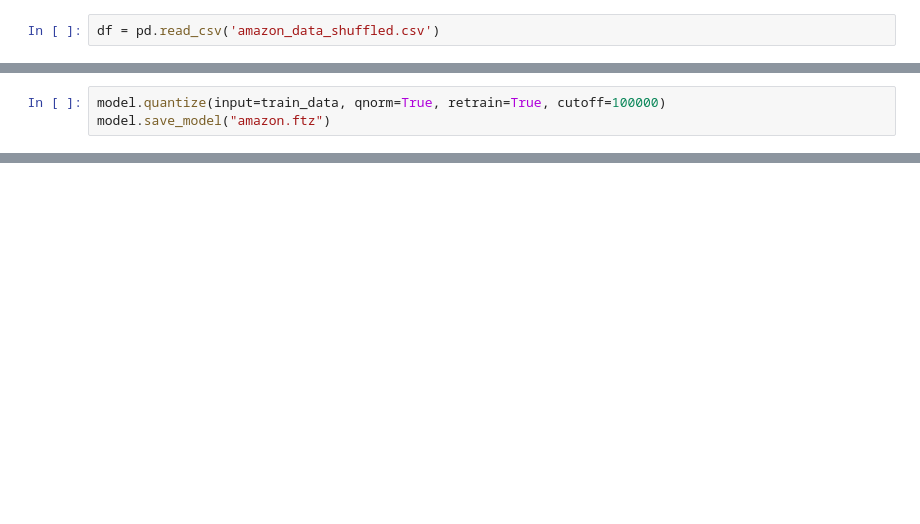
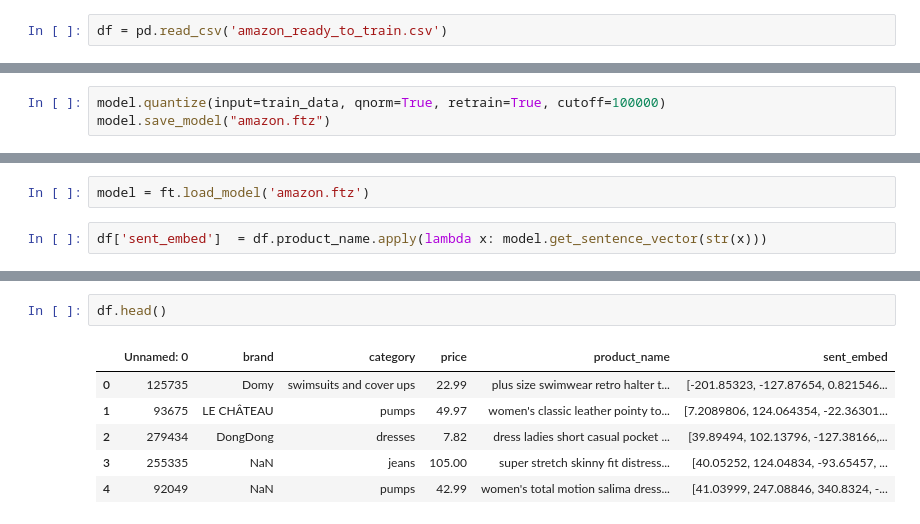
Before and after one commit to spartanrein/ecommerce, a Jupyter notebook: FastText.ipynb, the cells around one changed output, grey strips where cells are left out. Drawn from its saved outputs; the diff is of its cells as text; blank space fills up the shorter version.

Commit message:
Added sentence embeddings

```diff
--- a/FastText.ipynb
+++ b/FastText.ipynb
@@ -6,2 +7,2 @@ from sklearn.utils import shuffle
 # %%
-df = pd.read_csv('amazon_data_shuffled.csv')
+df = pd.read_csv('amazon_ready_to_train.csv')
@@ -81,0 +70,4 @@ model.test('training_data.txt')
+# %%
+model = ft.load_model('amazon.ftz')
+# %%
+df['sent_embed']  = df.product_name.apply(lambda x: model.get_sentence_vector(str(x)))
@@ -81,0 +95,9 @@ model.test('training_data.txt')
+# %%
+df.head()
+# %% [output]
+|  | Unnamed: 0 | brand | category | price | product_name | sent_embed |
+| 0 | 125735 | Domy | swimsuits and cover ups | 22.99 | plus size swimwear retro halter t... | [-201.85323, -127.87654, 0.821546... |
+| 1 | 93675 | LE CHÂTEAU | pumps | 49.97 | women's classic leather pointy to... | [7.2089806, 124.064354, -22.36301... |
+| 2 | 279434 | DongDong | dresses | 7.82 | dress ladies short casual pocket ... | [39.89494, 102.13796, -127.38166,... |
+| 3 | 255335 | NaN | jeans | 105.00 | super stretch skinny fit distress... | [40.05252, 124.04834, -93.65457, ... |
+| 4 | 92049 | NaN | pumps | 42.99 | women's total motion salima dress... | [41.03999, 247.08846, 340.8324, -... |
```
Also changed, not shown: parts of 16 cells of this notebook, 8 other files.
